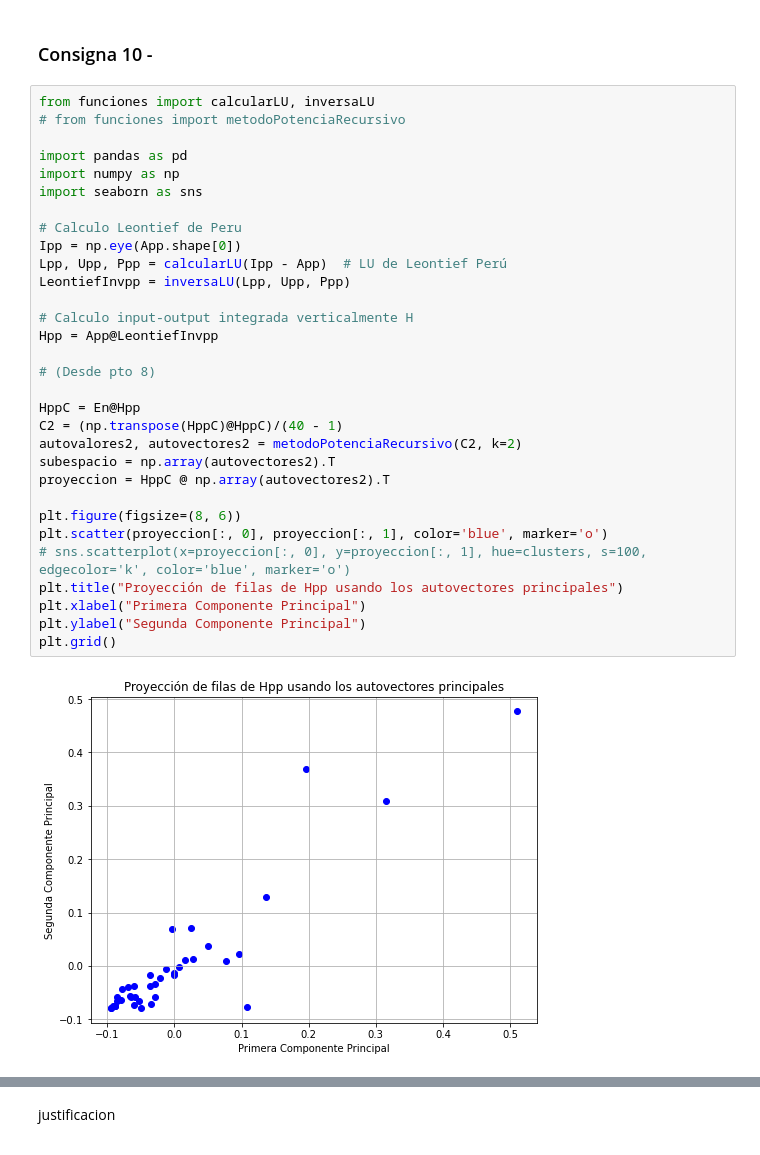
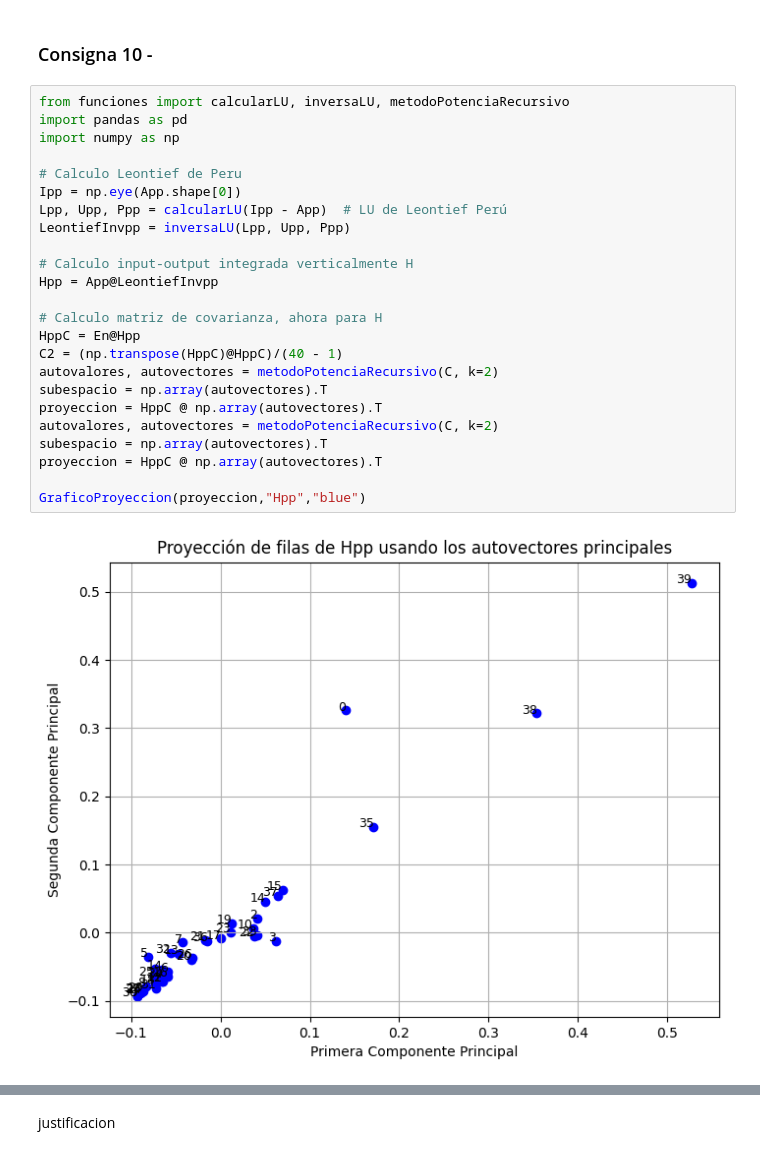
Before and after one commit to Empromptu/TP2-ALC, a Jupyter notebook: main.ipynb, the cells around one changed output, grey strips where cells are left out. Saved outputs shown, nothing was run; the diff lists cells and outputs as text.

```diff
--- a/main.ipynb
+++ b/main.ipynb
@@ -436,35 +434,28 @@ Por eso se enfoca en la acumulacion de los efectos indirectos y se refuerzan las
 # %% [markdown]
 ### Consigna 10 -
 # %%
-from funciones import calcularLU, inversaLU
-# from funciones import metodoPotenciaRecursivo
-
+from funciones import calcularLU, inversaLU, metodoPotenciaRecursivo
 import pandas as pd
 import numpy as np
-import seaborn as sns
 
 # Calculo Leontief de Peru
 Ipp = np.eye(App.shape[0])
 Lpp, Upp, Ppp = calcularLU(Ipp - App)  # LU de Leontief Perú
 LeontiefInvpp = inversaLU(Lpp, Upp, Ppp)
 
 # Calculo input-output integrada verticalmente H
 Hpp = App@LeontiefInvpp
 
-# (Desde pto 8)
-
+# Calculo matriz de covarianza, ahora para H
 HppC = En@Hpp
 C2 = (np.transpose(HppC)@HppC)/(40 - 1)
-autovalores2, autovectores2 = metodoPotenciaRecursivo(C2, k=2)
-subespacio = np.array(autovectores2).T
-proyeccion = HppC @ np.array(autovectores2).T
+autovalores, autovectores = metodoPotenciaRecursivo(C, k=2)
+subespacio = np.array(autovectores).T
+proyeccion = HppC @ np.array(autovectores).T
+autovalores, autovectores = metodoPotenciaRecursivo(C, k=2)
+subespacio = np.array(autovectores).T
+proyeccion = HppC @ np.array(autovectores).T
 
-plt.figure(figsize=(8, 6))
-plt.scatter(proyeccion[:, 0], proyeccion[:, 1], color='blue', marker='o')
-# sns.scatterplot(x=proyeccion[:, 0], y=proyeccion[:, 1], hue=clusters, s=100, edgecolor='k', color='blue', marker='o')
-plt.title("Proyección de filas de Hpp usando los autovectores principales")
-plt.xlabel("Primera Componente Principal")
-plt.ylabel("Segunda Componente Principal")
-plt.grid()
+GraficoProyeccion(proyeccion,"Hpp","blue")
 # %% [output]
-[figure, old version]
+[figure, new version]
```
Also changed, not shown: parts of 15 cells of this notebook, 1 other file.
